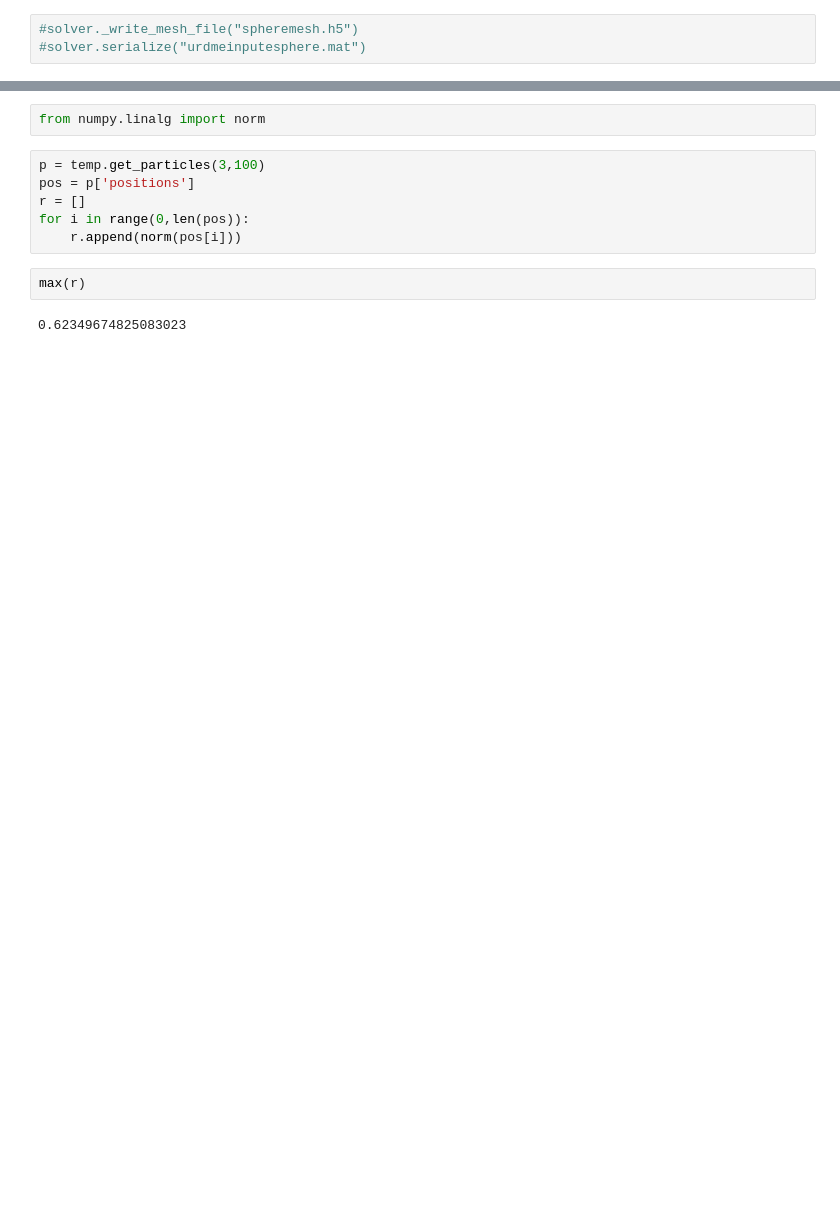
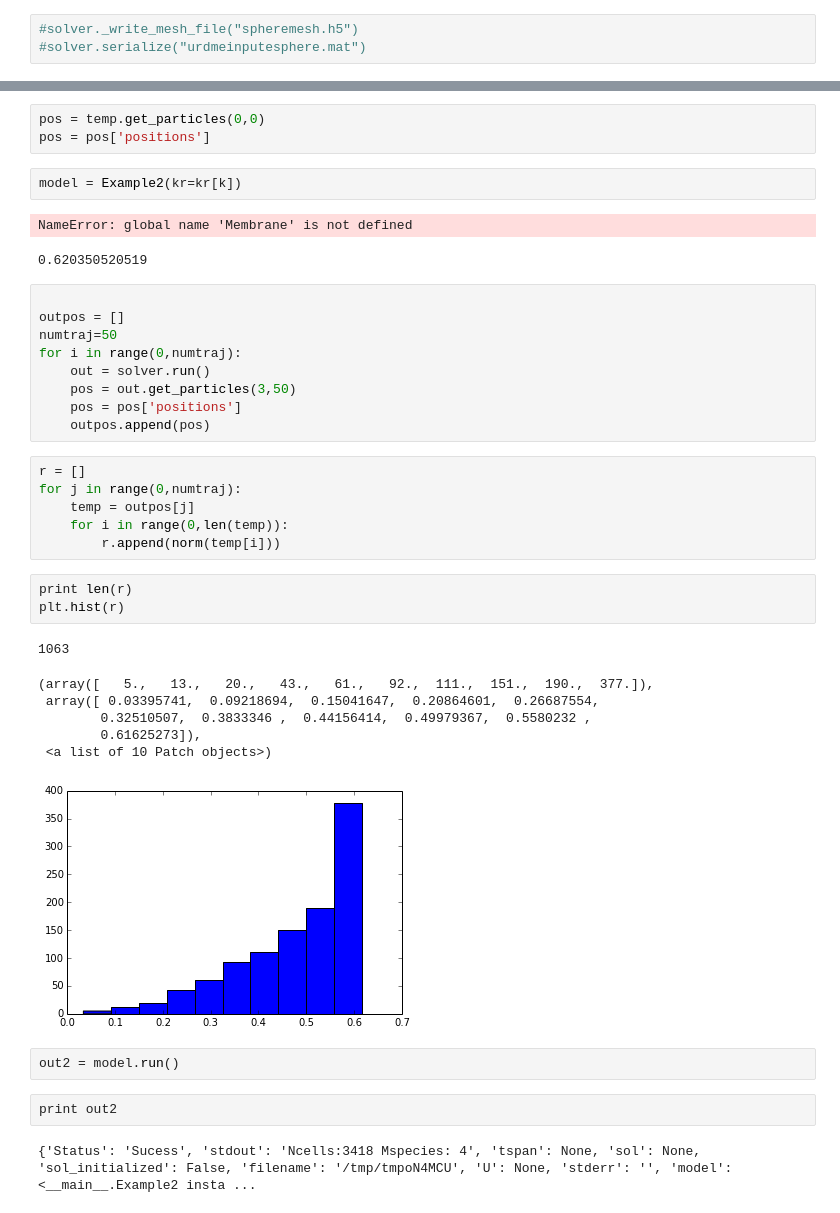
Before and after one commit to ahellander/pyurdme, a Jupyter notebook: examples/micro1/Example1.ipynb, the cells around one changed output, grey strips where cells are left out. Saved outputs shown, nothing was run; the diff lists cells and outputs as text; blank space fills up the shorter version.

```diff
--- a/examples/micro1/Example1.ipynb
+++ b/examples/micro1/Example1.ipynb
@@ -138,12 +136,40 @@ temp.display_particles(['S2'],100)
-# %%
-from numpy.linalg import norm
+# %%
+pos = temp.get_particles(0,0)
+pos = pos['positions']
+# %%
+model = Example2(kr=kr[k])
+# %% [output]
+NameError: global name 'Membrane' is not defined
+0.620350520519
+# %%
+
+outpos = []
+numtraj=50
+for i in range(0,numtraj):
+    out = solver.run()
+    pos = out.get_particles(3,50)
+    pos = pos['positions']
+    outpos.append(pos)
 # %%
-p = temp.get_particles(3,100)
-pos = p['positions']
 r = []
-for i in range(0,len(pos)):
-    r.append(norm(pos[i]))
+for j in range(0,numtraj):
+    temp = outpos[j]
+    for i in range(0,len(temp)):
+        r.append(norm(temp[i]))
-# %%
-max(r)
-# %% [output]
-0.62349674825083023
+# %%
+print len(r)
+plt.hist(r)
+# %% [output]
+1063
+(array([   5.,   13.,   20.,   43.,   61.,   92.,  111.,  151.,  190.,  377.]),
+ array([ 0.03395741,  0.09218694,  0.15041647,  0.20864601,  0.26687554,
+        0.32510507,  0.3833346 ,  0.44156414,  0.49979367,  0.5580232 ,
+        0.61625273]),
+ <a list of 10 Patch objects>)
+[figure, added]
+# %%
+out2 = model.run()
+# %%
+print out2
+# %% [output]
+{'Status': 'Sucess', 'stdout': 'Ncells:3418 Mspecies: 4', 'tspan': None, 'sol': None, 'sol_initialized': False, 'filename': '/tmp/tmpoN4MCU', 'U': None, 'stderr': '', 'model': <__main__.Example2 insta ...
```
Also changed, not shown: parts of 6 cells of this notebook, 10 other files.
